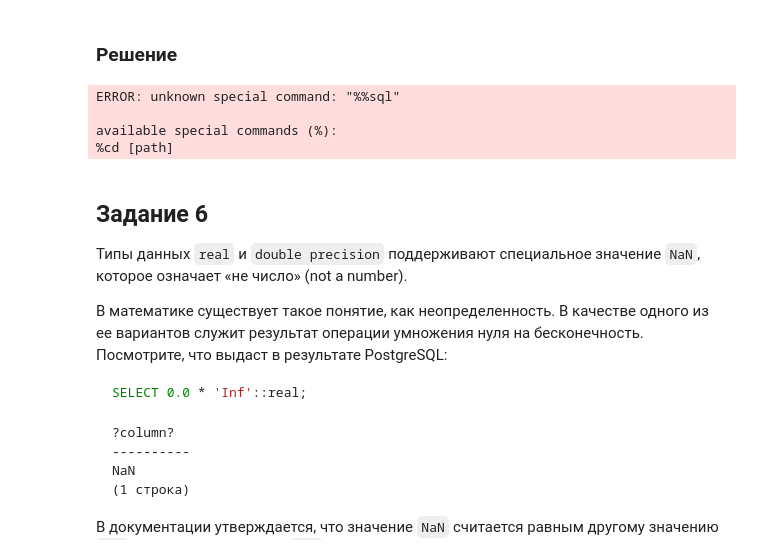
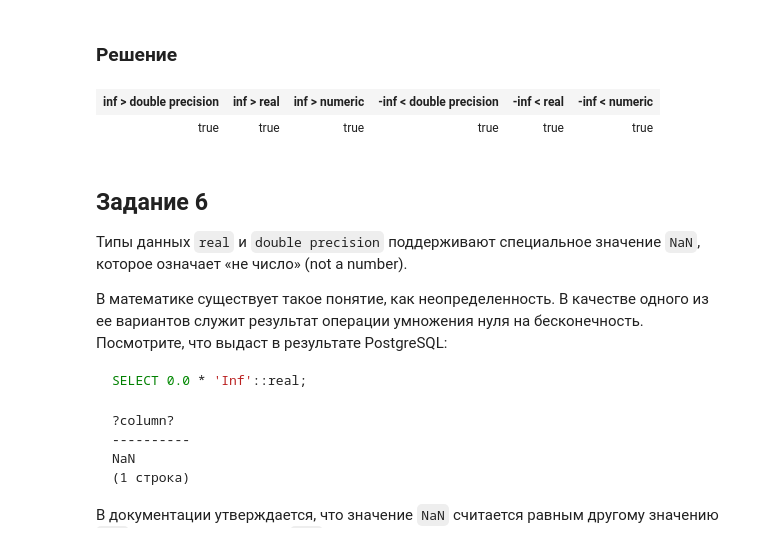
Before and after one commit to vowatchka/postgres_basic, a Jupyter notebook: practices/4_postgres_datatypes/gorm.ipynb, the cells around one changed output. Drawn from its saved outputs; the diff is of its cells as text; code cells hidden in the pictures.

```diff
--- a/practices/4_postgres_datatypes/gorm.ipynb
+++ b/practices/4_postgres_datatypes/gorm.ipynb
@@ -309,19 +307,38 @@ t
 # %% [markdown]
 ### Решение
 # %%
-%%sql
-SELECT
-    'inf'::double precision > 1e+308::double precision as "inf > double precision",
-    'inf'::real > 1e+38::real as "inf > real",
-    'inf'::numeric > 1e+308::numeric as "inf > numeric",
-    '-inf'::double precision < 1e-323::double precision as "-inf < double precision",
-    '-inf'::real < 1e-45::real as "-inf < real",
-    '-inf'::numeric < 1e-323::numeric as "-inf < numeric"
+type Result struct {
+    InfGtDoublePrecision bool `gorm:"column:inf > double precision" json:"inf > double precision"`
+    InfGtReal bool `gorm:"column:inf > real" json:"inf > real"`
+    InfGtNumeric bool `gorm:"column:inf > numeric" json:"inf > numeric"`
+    MInfLtDoublePrecision bool `gorm:"column:-inf < double precision" json:"-inf < double precision"`
+    MInfLtReal bool `gorm:"column:-inf < real" json:"-inf < real"`
+    MInfLtNumeric bool `gorm:"column:-inf < numeric" json:"-inf < numeric"`
+}
+
+col_names := []string{"inf > double precision", "inf > real", "inf > numeric", "-inf < double precision", "-inf < real", "-inf < numeric"}
+
+var results []*Result
+db.Raw(
+    fmt.Sprintf(
+        `
+        SELECT
+            'inf'::double precision > 1e+308::double precision as %#v,
+            'inf'::real > 1e+38::real as %#v,
+            'inf'::numeric > 1e+308::numeric as %#v,
+            '-inf'::double precision < 1e-323::double precision as %#v,
+            '-inf'::real < 1e-45::real as %#v,
+            '-inf'::numeric < 1e-323::numeric as %#v
+        `,
+        table.ColNamesToAny(col_names)...,
+    ),
+).Scan(&results)
+
+html, _ := table.Table(&results, col_names)
+display.HTML(html)
 # %% [output]
-ERROR: unknown special command: "%%sql"
-
-available special commands (%):
-%cd [path]
+| inf > double precision | inf > real | inf > numeric | -inf < double precision | -inf < real | -inf < numeric |
+| true | true | true | true | true | true |
 # %% [markdown]
 ## Задание 6
 
```
Also changed, not shown: parts of 13 cells of this notebook, 1 other file.
